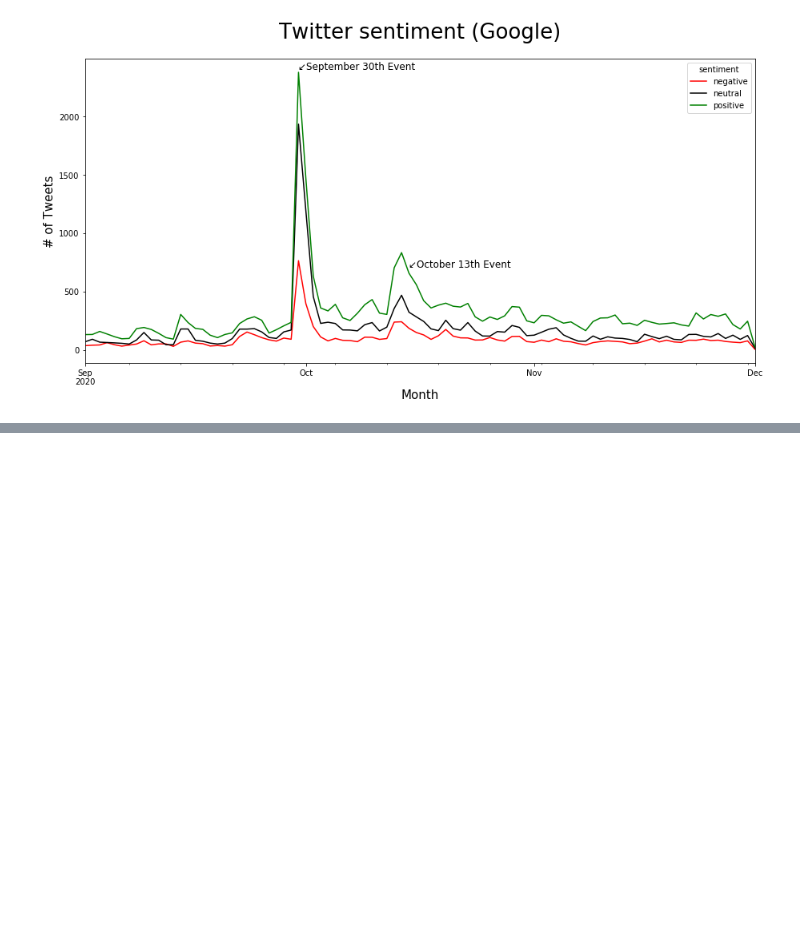
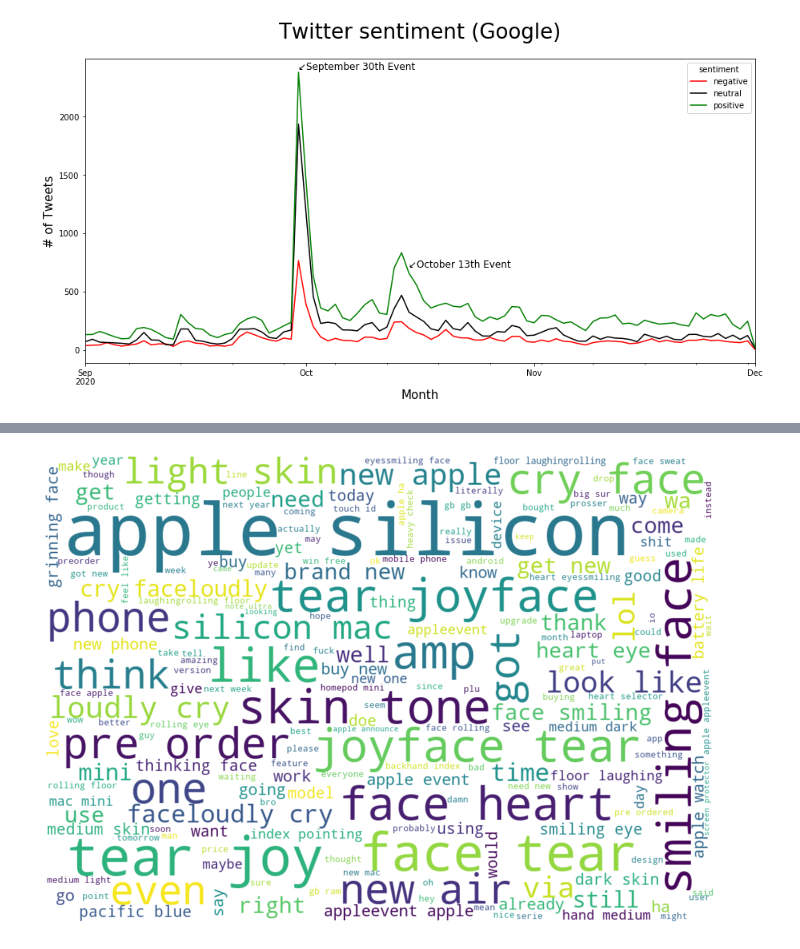
Before and after one commit to brenfrrs/twitter_sentiment_analysis, a Jupyter notebook: EDA_notebook.ipynb, the cells around one changed output, grey strips where cells are left out. Drawn from its saved outputs; the diff is of its cells as text; code cells hidden in the pictures; blank space fills up the shorter version.

Commit message:
added wordclouds to EDA notebook, masks for overlay wordclouds.

```diff
--- a/EDA_notebook.ipynb
+++ b/EDA_notebook.ipynb
@@ -202,0 +247,18 @@ ax.set_title('Twitter sentiment (Google)', fontsize=26, pad='25.0');
+# %%
+lemmatizer = nltk.stem.WordNetLemmatizer()
+tokenizer = nltk.tokenize.TweetTokenizer()
+
+def lemmatize_text(text):
+     return [lemmatizer.lemmatize(word.replace(" ", "")) for word in tokenizer.tokenize(text)]
+#    return [stemming.stem(word) for word in tokenizer.tokenize(text)]
+
+def unlist(x):
+    return ", ".join(x)
+# %%
+#tokenize and lemmatize words
+apple_df["cleaned"] = apple_df.c_tweet.apply(lemmatize_text)
+
+# removes stopwords from the cleaned texts
+apple_df["not_filtered"] = apple_df['cleaned'].apply(lambda x: [item for item in x if item not in stop_words and len(item)>1])
+
+apple_df["filtered"] = apple_df.not_filtered.apply(unlist)
@@ -202,0 +281,17 @@ ax.set_title('Twitter sentiment (Google)', fontsize=26, pad='25.0');
+# %%
+from wordcloud import WordCloud, ImageColorGenerator
+import matplotlib.pyplot as plt
+
+text = apple_df.filtered
+# %%
+text = " ".join(tweet for tweet in text)
+# %%
+fig, ax = plt.subplots(figsize=(12,17))
+
+wordcloud = WordCloud(width=1000, height=700, stopwords=stop_words, background_color="white").generate(text)
+plt.imshow(wordcloud, interpolation='bilinear')
+plt.axis("off")
+
+plt.show()
+# %% [output]
+[figure, added]
```
Also changed, not shown: parts of 12 cells of this notebook, 13 other files.
